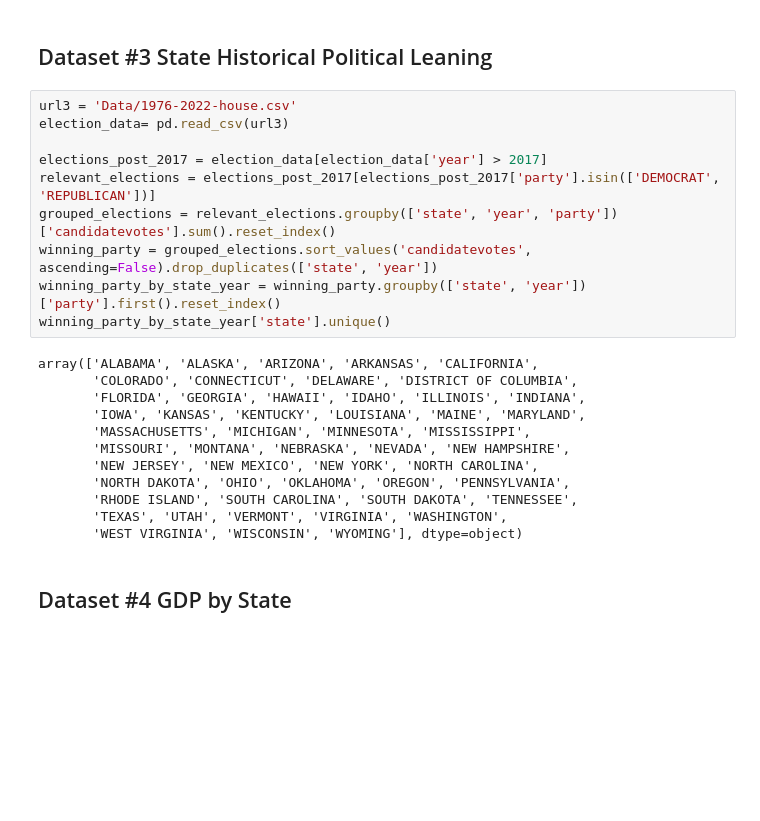
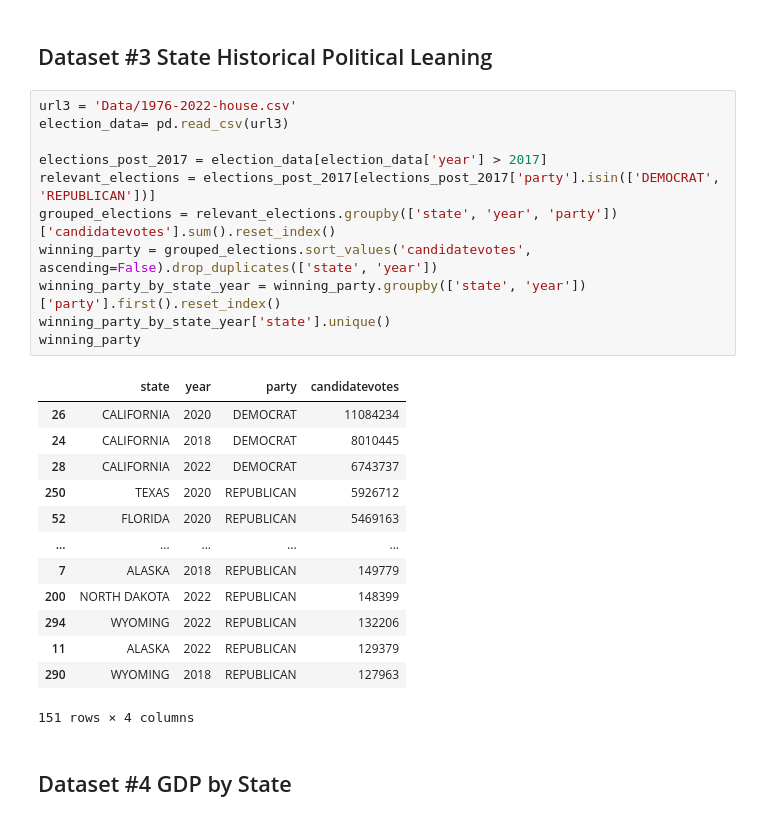
Before and after one commit to COGS108/Group054_WI24, a Jupyter notebook: DataCheckpoint_Group054_WI24.ipynb, the cells around one changed output. Cells and saved outputs as stored; diff of their text form; blank space fills up the shorter version.

```diff
--- a/DataCheckpoint_Group054_WI24.ipynb
+++ b/DataCheckpoint_Group054_WI24.ipynb
@@ -164,25 +180,28 @@ df2
 # %%
 url3 = 'Data/1976-2022-house.csv'
 election_data= pd.read_csv(url3)
 
 elections_post_2017 = election_data[election_data['year'] > 2017]
 relevant_elections = elections_post_2017[elections_post_2017['party'].isin(['DEMOCRAT', 'REPUBLICAN'])]
 grouped_elections = relevant_elections.groupby(['state', 'year', 'party'])['candidatevotes'].sum().reset_index()
 winning_party = grouped_elections.sort_values('candidatevotes', ascending=False).drop_duplicates(['state', 'year'])
 winning_party_by_state_year = winning_party.groupby(['state', 'year'])['party'].first().reset_index()
 winning_party_by_state_year['state'].unique()
+winning_party
 # %% [output]
+|  | state | year | party | candidatevotes |
+| 26 | CALIFORNIA | 2020 | DEMOCRAT | 11084234 |
+| 24 | CALIFORNIA | 2018 | DEMOCRAT | 8010445 |
+| 28 | CALIFORNIA | 2022 | DEMOCRAT | 6743737 |
+| 250 | TEXAS | 2020 | REPUBLICAN | 5926712 |
+| 52 | FLORIDA | 2020 | REPUBLICAN | 5469163 |
+| ... | ... | ... | ... | ... |
+| 7 | ALASKA | 2018 | REPUBLICAN | 149779 |
+| 200 | NORTH DAKOTA | 2022 | REPUBLICAN | 148399 |
+| 294 | WYOMING | 2022 | REPUBLICAN | 132206 |
+| 11 | ALASKA | 2022 | REPUBLICAN | 129379 |
+| 290 | WYOMING | 2018 | REPUBLICAN | 127963 |
-array(['ALABAMA', 'ALASKA', 'ARIZONA', 'ARKANSAS', 'CALIFORNIA',
-       'COLORADO', 'CONNECTICUT', 'DELAWARE', 'DISTRICT OF COLUMBIA',
-       'FLORIDA', 'GEORGIA', 'HAWAII', 'IDAHO', 'ILLINOIS', 'INDIANA',
-       'IOWA', 'KANSAS', 'KENTUCKY', 'LOUISIANA', 'MAINE', 'MARYLAND',
-       'MASSACHUSETTS', 'MICHIGAN', 'MINNESOTA', 'MISSISSIPPI',
-       'MISSOURI', 'MONTANA', 'NEBRASKA', 'NEVADA', 'NEW HAMPSHIRE',
-       'NEW JERSEY', 'NEW MEXICO', 'NEW YORK', 'NORTH CAROLINA',
-       'NORTH DAKOTA', 'OHIO', 'OKLAHOMA', 'OREGON', 'PENNSYLVANIA',
-       'RHODE ISLAND', 'SOUTH CAROLINA', 'SOUTH DAKOTA', 'TENNESSEE',
-       'TEXAS', 'UTAH', 'VERMONT', 'VIRGINIA', 'WASHINGTON',
-       'WEST VIRGINIA', 'WISCONSIN', 'WYOMING'], dtype=object)
+151 rows × 4 columns
 # %% [markdown]
 ## Dataset #4 GDP by State
 # %%
```
Also changed, not shown: parts of 3 cells of this notebook.
